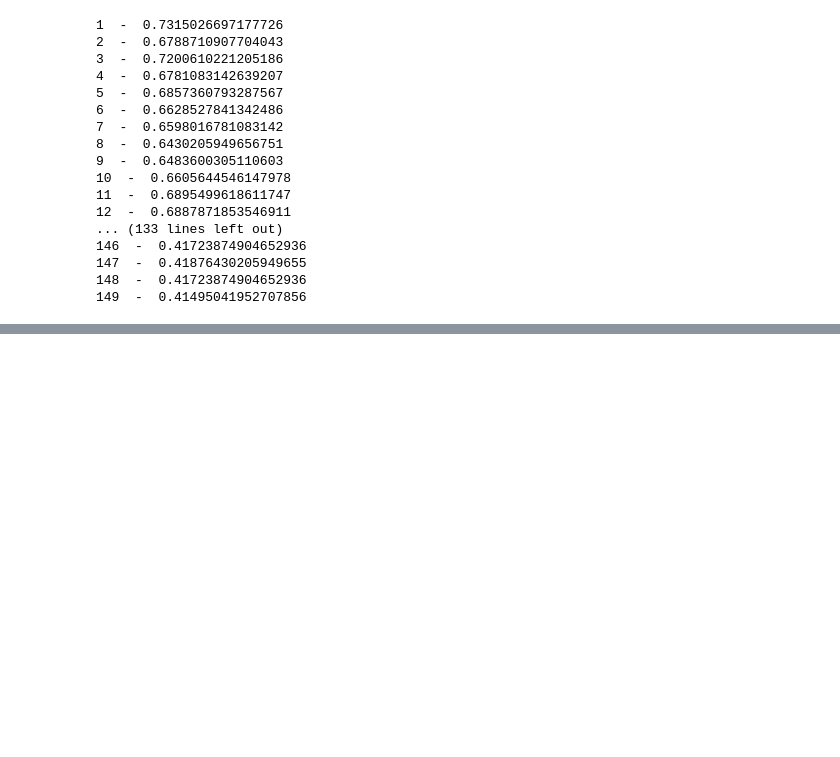
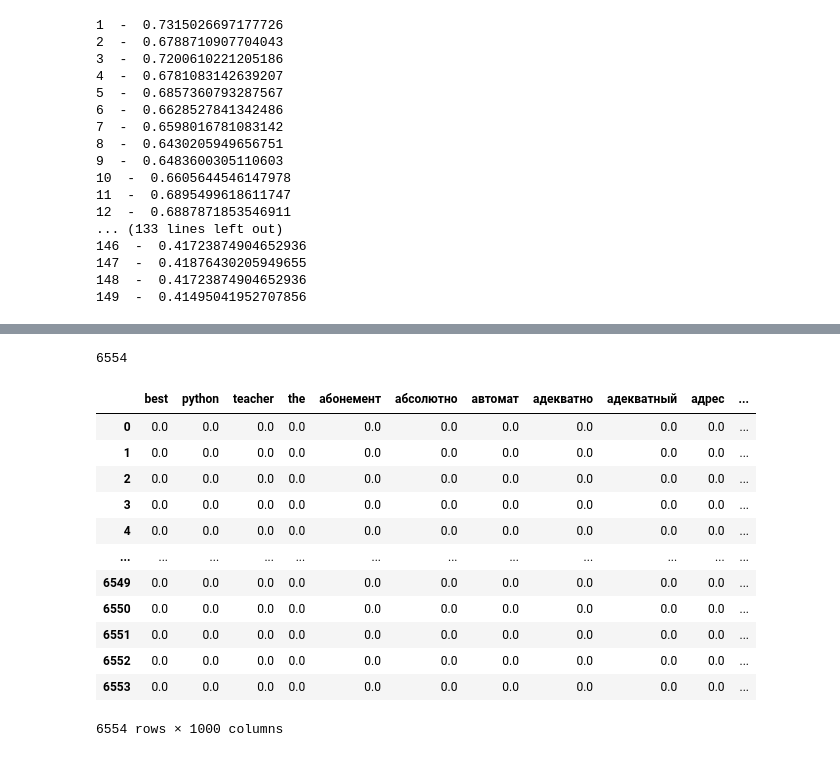
Before and after one commit to fardsnog2/ML_vvsu, a Jupyter notebook: ml_oiad.ipynb, the cells around one changed output, grey strips where cells are left out. Cells and saved outputs as stored; diff of their text form; code cells hidden in the pictures; blank space fills up the shorter version.

```diff
--- a/ml_oiad.ipynb
+++ b/ml_oiad.ipynb
@@ -229,0 +305,52 @@ f1_score(y_test,y_pred_4, average='micro')
+# %%
+
+emb = NewsEmbedding()
+segmenter = Segmenter()
+morph_vocab = MorphVocab()
+ner_tagger = NewsNERTagger(emb)
+names_extractor = NamesExtractor(morph_vocab)
+new_X = []
+for i in X:
+  try:
+    text_izm = i
+    doc = Doc(i)
+    doc.segment(segmenter)
+    doc.tag_ner(ner_tagger)
+    for span in doc.spans:
+        span.normalize(morph_vocab)
+    {_.text: _.normal for _ in doc.spans}
+
+    for span in doc.spans:
+        if span.type == PER:
+            span.extract_fact(names_extractor)
+    for _ in doc.spans:
+      if _.type == PER:
+        text_izm = text_izm.replace(_.normal,'')
+    new_X.append(text_izm)
+  except TypeError:
+      new_X.append('')
+# %%
+len(new_X)
+# %% [output]
+6554
+# %%
+text_token_new = preproc_text(new_X)
+# %%
+tfidf_vectorizer = TfidfVectorizer(max_features=1000,stop_words=stopwords.words('russian'),max_df=0.9)
+X_desc = tfidf_vectorizer.fit_transform(text_token_new)
+text_cv_new = pd.DataFrame(X_desc.toarray(),columns=tfidf_vectorizer.get_feature_names_out())
+text_cv_new
+# %% [output]
+|  | best | python | teacher | the | абонемент | абсолютно | автомат | адекватно | адекватный | адрес | ... |
+| 0 | 0.0 | 0.0 | 0.0 | 0.0 | 0.0 | 0.0 | 0.0 | 0.0 | 0.0 | 0.0 | ... |
+| 1 | 0.0 | 0.0 | 0.0 | 0.0 | 0.0 | 0.0 | 0.0 | 0.0 | 0.0 | 0.0 | ... |
+| 2 | 0.0 | 0.0 | 0.0 | 0.0 | 0.0 | 0.0 | 0.0 | 0.0 | 0.0 | 0.0 | ... |
+| 3 | 0.0 | 0.0 | 0.0 | 0.0 | 0.0 | 0.0 | 0.0 | 0.0 | 0.0 | 0.0 | ... |
+| 4 | 0.0 | 0.0 | 0.0 | 0.0 | 0.0 | 0.0 | 0.0 | 0.0 | 0.0 | 0.0 | ... |
+| ... | ... | ... | ... | ... | ... | ... | ... | ... | ... | ... | ... |
+| 6549 | 0.0 | 0.0 | 0.0 | 0.0 | 0.0 | 0.0 | 0.0 | 0.0 | 0.0 | 0.0 | ... |
+| 6550 | 0.0 | 0.0 | 0.0 | 0.0 | 0.0 | 0.0 | 0.0 | 0.0 | 0.0 | 0.0 | ... |
+| 6551 | 0.0 | 0.0 | 0.0 | 0.0 | 0.0 | 0.0 | 0.0 | 0.0 | 0.0 | 0.0 | ... |
+| 6552 | 0.0 | 0.0 | 0.0 | 0.0 | 0.0 | 0.0 | 0.0 | 0.0 | 0.0 | 0.0 | ... |
+| 6553 | 0.0 | 0.0 | 0.0 | 0.0 | 0.0 | 0.0 | 0.0 | 0.0 | 0.0 | 0.0 | ... |
+6554 rows × 1000 columns
```
Also changed, not shown: parts of 25 cells of this notebook.
